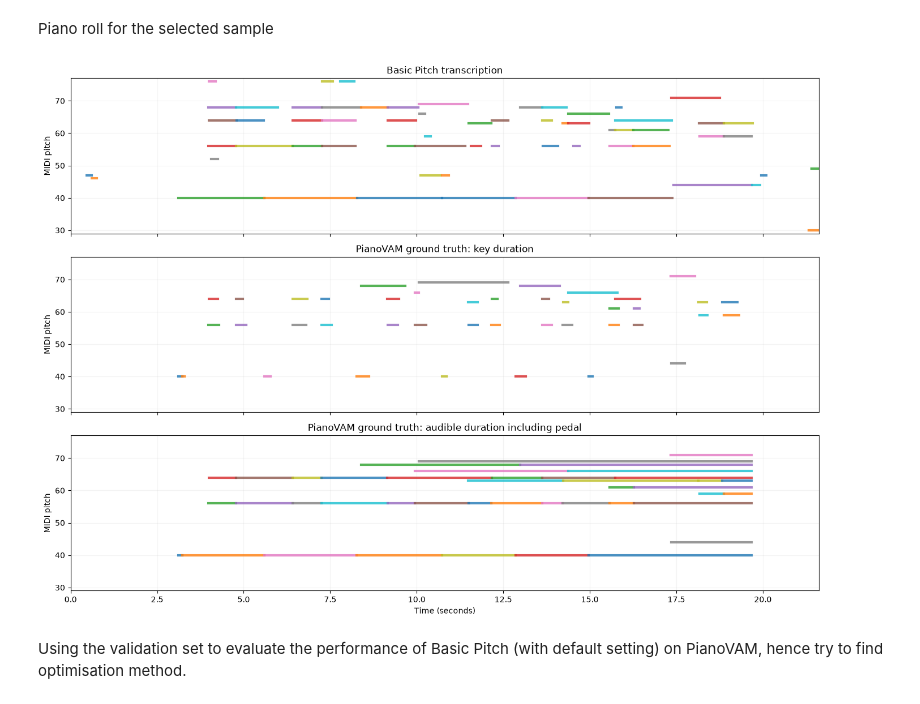
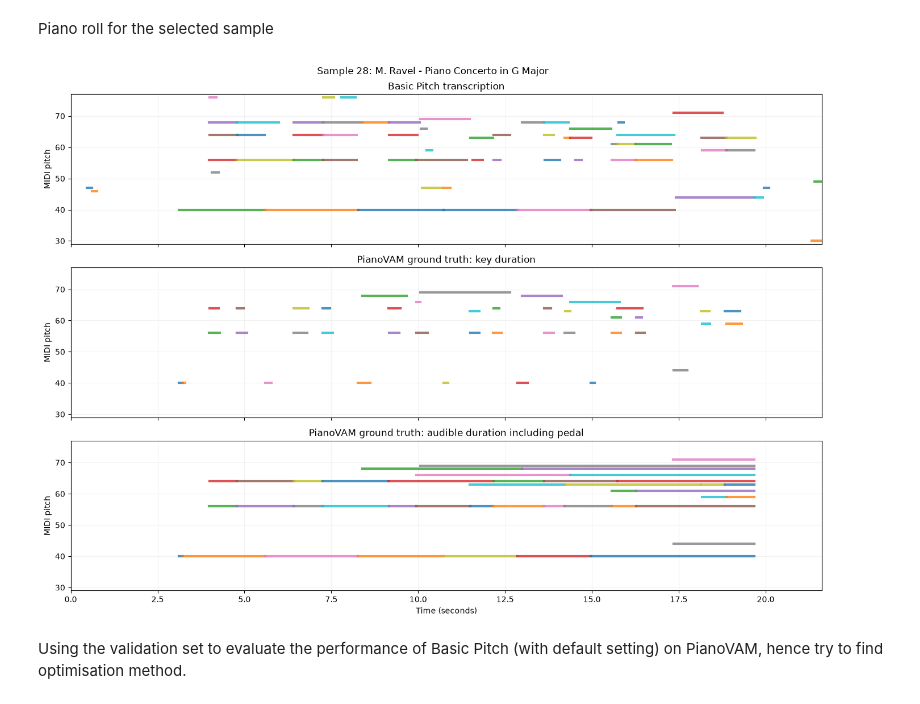
Before and after one commit to lambda-feedback/compareMusic, a Jupyter notebook: notebooks/AMT_Basic_Pitch.ipynb, the cells around one changed output. Cells and saved outputs as stored; diff of their text form; code cells hidden in the pictures.

```diff
--- a/notebooks/AMT_Basic_Pitch.ipynb
+++ b/notebooks/AMT_Basic_Pitch.ipynb
@@ -134,7 +134,20 @@ def convert_predicted_midi_to_notes(predicted_midi):
     return notes
 
 
-def transcribe_audio(audio_path):
+def transcribe_audio(
+    audio_path,
+    onset_threshold=ONSET_THRESHOLD,
+    frame_threshold=FRAME_THRESHOLD,
+    minimum_note_length=MINIMUM_NOTE_LENGTH,
+):
+    """
+    Run Basic Pitch on one audio file.
+
+    The threshold parameters default to the global configuration values
+    above, but can be overridden per call. This makes it easy to try
+    different threshold values later (e.g. in the post-processing
+    experiments section) without editing this function.
+    """
     start_time = time.perf_counter()
 
     hidden_output = io.StringIO()
@@ -143,9 +156,9 @@ def transcribe_audio(audio_path):
         _, predicted_midi, _ = predict(
             str(audio_path),
             model_or_model_path=ICASSP_2022_MODEL_PATH,
-            onset_threshold=ONSET_THRESHOLD,
-            frame_threshold=FRAME_THRESHOLD,
-            minimum_note_length=MINIMUM_NOTE_LENGTH,
+            onset_threshold=onset_threshold,
+            frame_threshold=frame_threshold,
+            minimum_note_length=minimum_note_length,
             multiple_pitch_bends=False,
         )
 
@@ -305,6 +422,9 @@ def plot_transcription_piano_roll(ground_truth_notes, predicted_notes, title=Non
         figsize=(14, 10),
         sharex=True
     )
+
+    if title is not None:
+        fig.suptitle(title)
 
     all_pitches = (
         [note["pitch"] for note in predicted_notes]
@@ -347,34 +467,34 @@ def plot_transcription_piano_roll(ground_truth_notes, predicted_notes, title=Non
 
     for note in ground_truth_notes:
         axes[2].plot(
             [note["onset"], note["frame_offset"]],
             [note["pitch"], note["pitch"]],
             linewidth=3,
             alpha=0.8
         )
 
     axes[2].set_title(
         "PianoVAM ground truth: audible duration including pedal"
     )
     axes[2].set_xlabel("Time (seconds)")
     axes[2].set_ylabel("MIDI pitch")
     axes[2].grid(alpha=0.15)
 
     for ax in axes:
         ax.set_ylim(pitch_min, pitch_max)
         ax.set_xlim(0, time_max)
 
     plt.tight_layout()
     plt.show()
 
 
 plot_transcription_piano_roll(
     ground_truth_notes = reference_notes,
     predicted_notes = predicted_notes,
     title=f"Sample {SELECTED_SAMPLE_ID}: {sample['composer']} - {sample['piece']}",
 )
 # %% [output]
-[figure, old version]
+[figure, new version]
 # %% [markdown]
 Using the validation set to evaluate the performance of Basic Pitch (with default setting) on PianoVAM, hence try to find optimisation method.
 # %%
```
Also changed, not shown: parts of 15 cells of this notebook.
